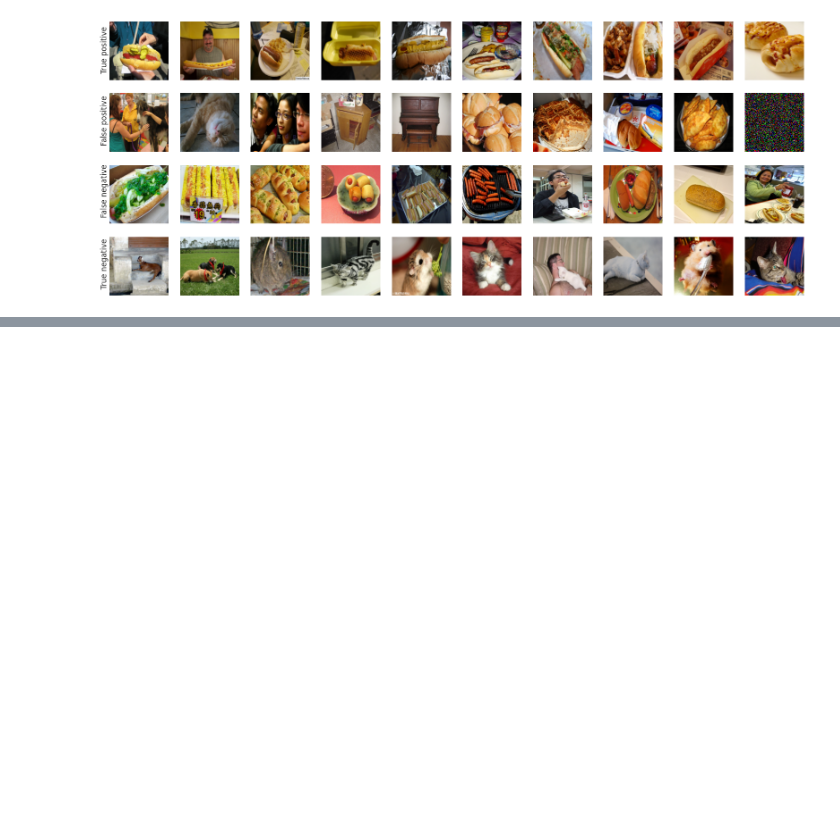
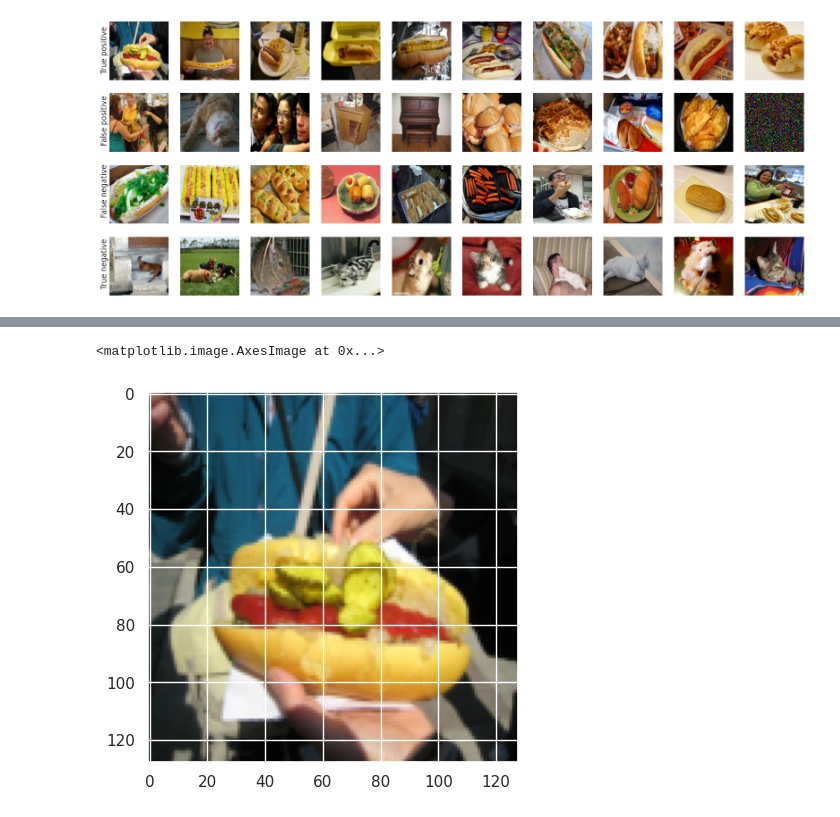
Before and after one commit to s183920/02514-Deep-Learning-In-Computer-Vision, a Jupyter notebook: hotdog/analysis.ipynb, the cells around one changed output, grey strips where cells are left out. Saved outputs shown, nothing was run; the diff lists cells and outputs as text; code cells hidden in the pictures; blank space fills up the shorter version.

```diff
--- a/hotdog/analysis.ipynb
+++ b/hotdog/analysis.ipynb
@@ -134,0 +193,5 @@ plt.show()
+# %%
+plt.imshow(data_to_img_array(inverse_normalize(classifier.test_images["true_positive"]))[0])
+# %% [output]
+<matplotlib.image.AxesImage at 0x...>
+[figure, added]
```
Also changed, not shown: parts of 8 cells of this notebook, 3 other files.
